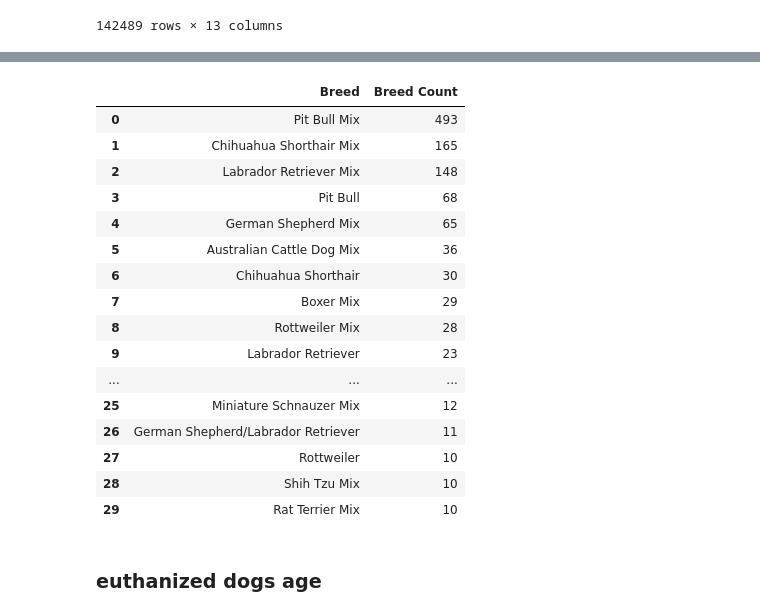
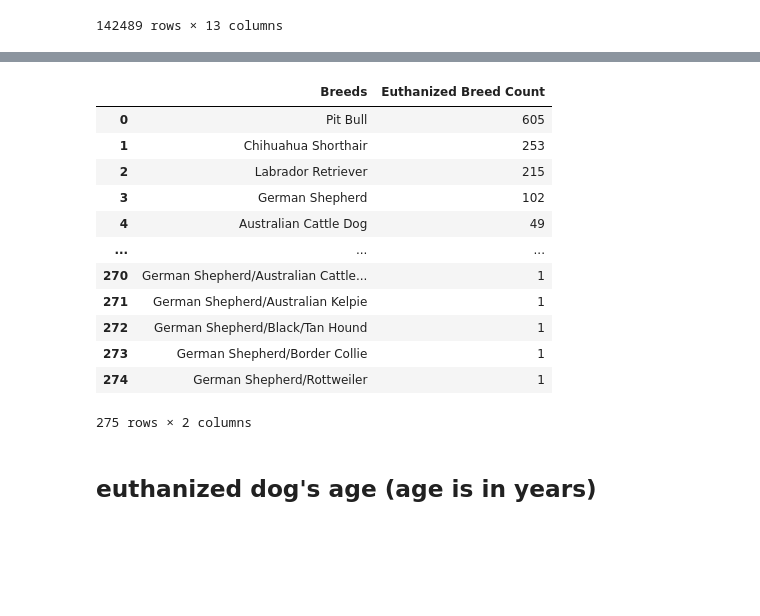
Before and after one commit to bfarao/bf_capstone, a Jupyter notebook: notebook/BrunaF_Austin_Capstone.ipynb, the cells around one changed output, grey strips where cells are left out. Saved outputs shown, nothing was run; the diff lists cells and outputs as text; code cells hidden in the pictures; blank space fills up the shorter version.

```diff
--- a/notebook/BrunaF_Austin_Capstone.ipynb
+++ b/notebook/BrunaF_Austin_Capstone.ipynb
@@ -75,0 +70,4 @@ austin_dataset.describe()
+# %%
+austin_dataset['Date of Birth'] = pd.to_datetime(austin_dataset['Date of Birth'])
+austin_dataset['DateTime'] = austin_dataset['DateTime'].apply(pd.Timestamp)
+austin_dataset
@@ -75,0 +88,5 @@ austin_dataset.describe()
+# %%
+austin_dataset['Age'] = (austin_dataset['DateTime'] - austin_dataset['Date of Birth'])
+austin_dataset['Age'] = round(((austin_dataset['Age'].dt.days)/365), 0)
+austin_dataset['Breeds'] = austin_dataset['Breed'].str.replace(' Mix', '')
+austin_dataset
@@ -102,5 +265,7 @@ austin_dataset
 # %%
-euthanized_df = austin_dataset[austin_dataset['Outcome Type'] == 'Euthanasia']
+euthanized_df = austin_dataset[(austin_dataset['Outcome Type'] == 'Euthanasia') +
+                               (austin_dataset['Outcome Type'] == 'Disposal') +
+                               (austin_dataset['Outcome Type'] == 'Died')]
 euthanized_df
 # %% [output]
 |  | Animal ID | Name | DateTime | Month | Date of Birth | Outcome Type | Outcome Subtype | Animal Type | ... |
@@ -151,26 +324,22 @@ euthanized_df
 # %%
-euth_dog_breed = euthanized_df[euthanized_df['Animal Type'] == 'Dog']
-euth_dog_breed = euth_dog_breed.groupby(['Breed']).count().sort_values('Animal ID', ascending = False)
+dog_breed_2 = euthanized_df[euthanized_df['Animal Type'] == 'Dog']
+euth_dog_breed = dog_breed_2.groupby(['Breeds']).count().sort_values('Animal ID', ascending = False)
 euth_dog_breed = euth_dog_breed.reset_index()
-euth_dog_breed = euth_dog_breed[['Breed', 'Animal ID']].rename(columns= {'Animal ID':'Breed Count'})
-euth_dog_breed.head(30)
+euth_dog_breed = euth_dog_breed[['Breeds', 'Animal ID']].rename(columns= {'Animal ID':'Euthanized Breed Count'})
+euth_dog_breed
 # %% [output]
-|  | Breed | Breed Count |
-| 0 | Pit Bull Mix | 493 |
-| 1 | Chihuahua Shorthair Mix | 165 |
-| 2 | Labrador Retriever Mix | 148 |
-| 3 | Pit Bull | 68 |
-| 4 | German Shepherd Mix | 65 |
-| 5 | Australian Cattle Dog Mix | 36 |
-| 6 | Chihuahua Shorthair | 30 |
-| 7 | Boxer Mix | 29 |
-| 8 | Rottweiler Mix | 28 |
-| 9 | Labrador Retriever | 23 |
+|  | Breeds | Euthanized Breed Count |
+| 0 | Pit Bull | 605 |
+| 1 | Chihuahua Shorthair | 253 |
+| 2 | Labrador Retriever | 215 |
+| 3 | German Shepherd | 102 |
+| 4 | Australian Cattle Dog | 49 |
 | ... | ... | ... |
-| 25 | Miniature Schnauzer Mix | 12 |
-| 26 | German Shepherd/Labrador Retriever | 11 |
-| 27 | Rottweiler | 10 |
-| 28 | Shih Tzu Mix | 10 |
-| 29 | Rat Terrier Mix | 10 |
+| 270 | German Shepherd/Australian Cattle... | 1 |
+| 271 | German Shepherd/Australian Kelpie | 1 |
+| 272 | German Shepherd/Black/Tan Hound | 1 |
+| 273 | German Shepherd/Border Collie | 1 |
+| 274 | German Shepherd/Rottweiler | 1 |
+275 rows × 2 columns
 # %% [markdown]
-### euthanized dogs age
+## euthanized dog's age (age is in years)
```
Also changed, not shown: parts of 43 cells of this notebook, 2 other files.
